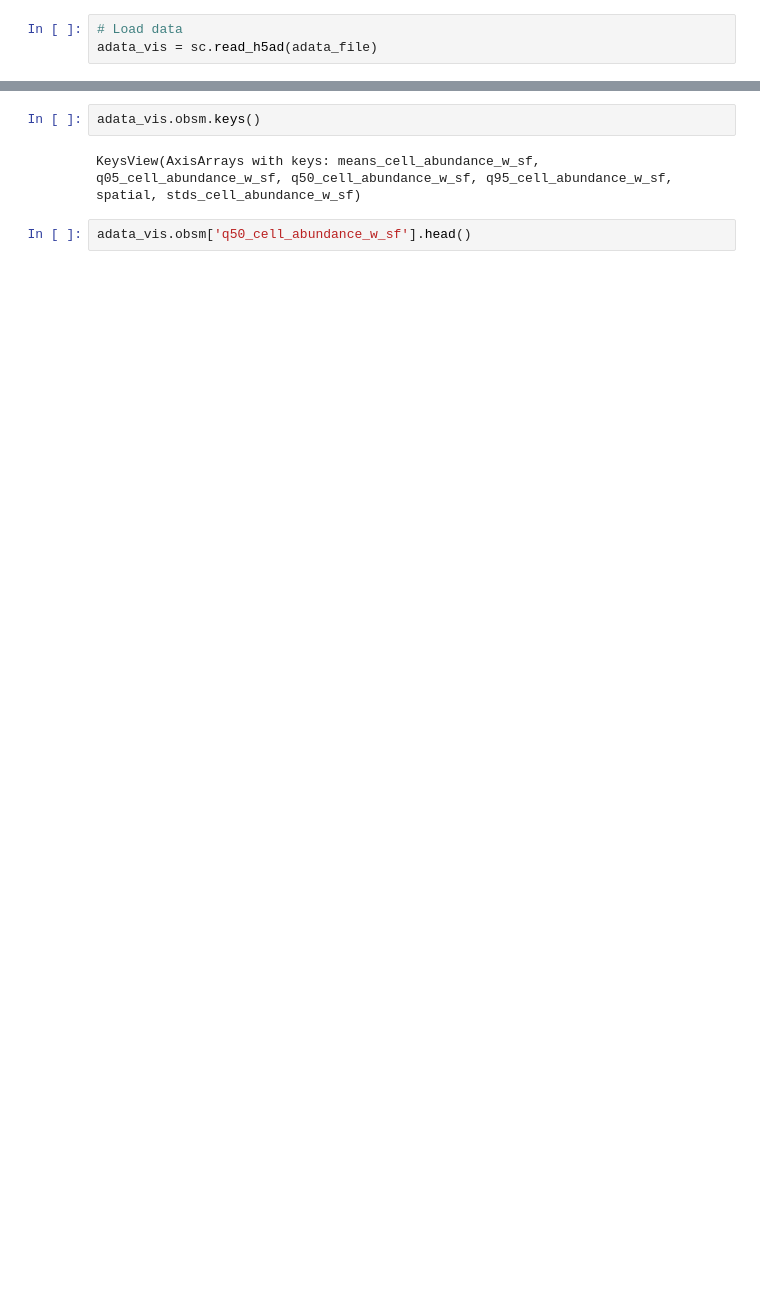
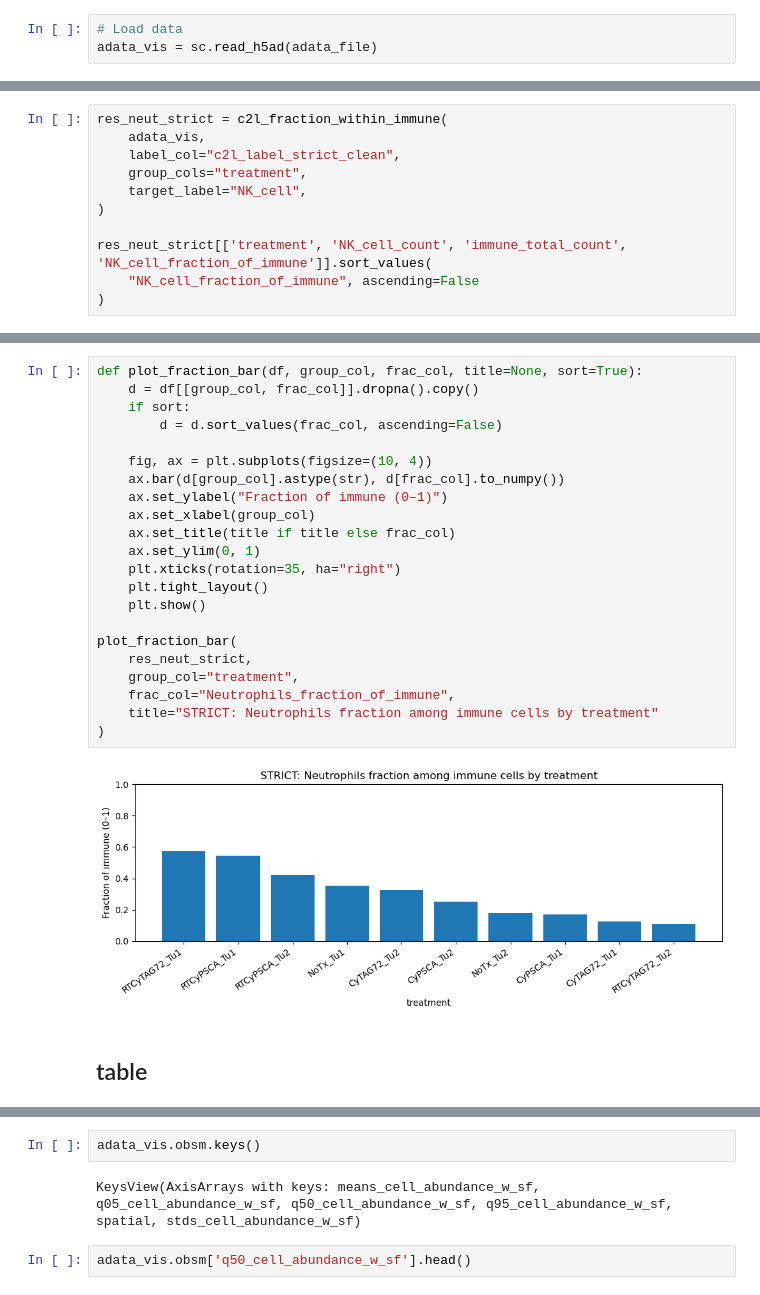
Before and after one commit to Li-Lab-COH/Spatial_CAR_T, a Jupyter notebook: CellTypeAnnotation/Processing_C2L_results.ipynb, the cells around one changed output, grey strips where cells are left out. Saved outputs shown, nothing was run; the diff lists cells and outputs as text; blank space fills up the shorter version.

```diff
--- a/CellTypeAnnotation/Processing_C2L_results.ipynb
+++ b/CellTypeAnnotation/Processing_C2L_results.ipynb
@@ -40,0 +427,11 @@ AnnData object with n_obs × n_vars = 427296 × 12128
+# %%
+res_neut_strict = c2l_fraction_within_immune(
+    adata_vis,
+    label_col="c2l_label_strict_clean",
+    group_cols="treatment",
+    target_label="NK_cell",
+)
+
+res_neut_strict[['treatment', 'NK_cell_count', 'immune_total_count', 'NK_cell_fraction_of_immune']].sort_values(
+    "NK_cell_fraction_of_immune", ascending=False
+)
@@ -40,0 +450,26 @@ AnnData object with n_obs × n_vars = 427296 × 12128
+# %%
+def plot_fraction_bar(df, group_col, frac_col, title=None, sort=True):
+    d = df[[group_col, frac_col]].dropna().copy()
+    if sort:
+        d = d.sort_values(frac_col, ascending=False)
+
+    fig, ax = plt.subplots(figsize=(10, 4))
+    ax.bar(d[group_col].astype(str), d[frac_col].to_numpy())
+    ax.set_ylabel("Fraction of immune (0–1)")
+    ax.set_xlabel(group_col)
+    ax.set_title(title if title else frac_col)
+    ax.set_ylim(0, 1)
+    plt.xticks(rotation=35, ha="right")
+    plt.tight_layout()
+    plt.show()
+
+plot_fraction_bar(
+    res_neut_strict,
+    group_col="treatment",
+    frac_col="Neutrophils_fraction_of_immune",
+    title="STRICT: Neutrophils fraction among immune cells by treatment"
+)
+# %% [output]
+[figure, added]
+# %% [markdown]
+## table
```
Also changed, not shown: parts of 32 cells of this notebook, 3 other files.
